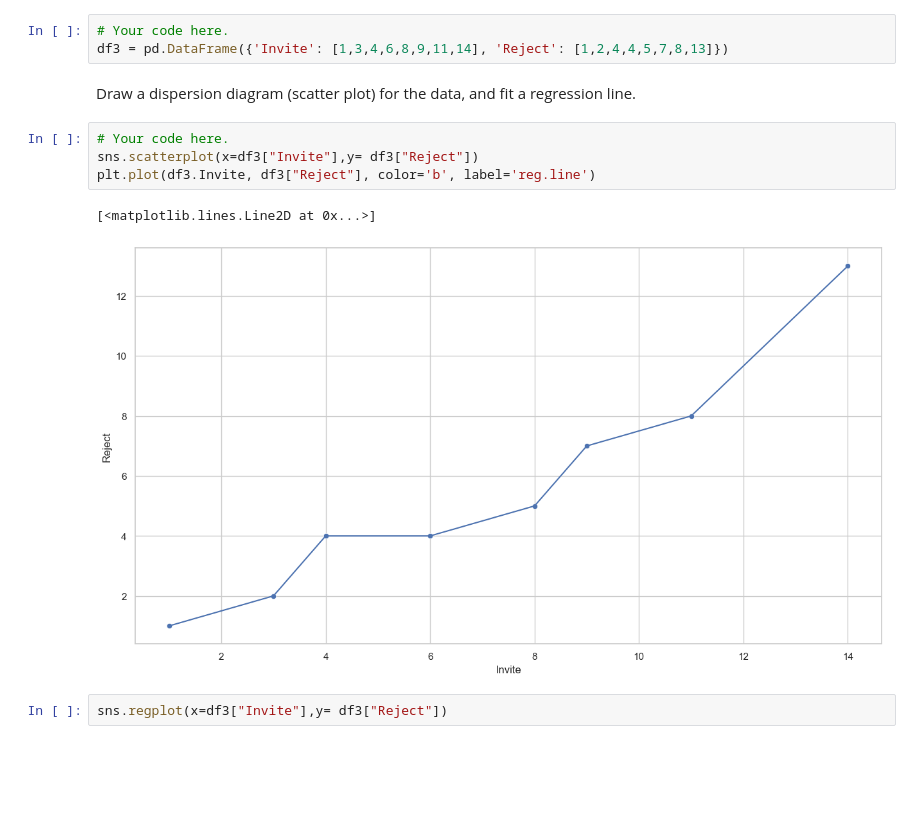
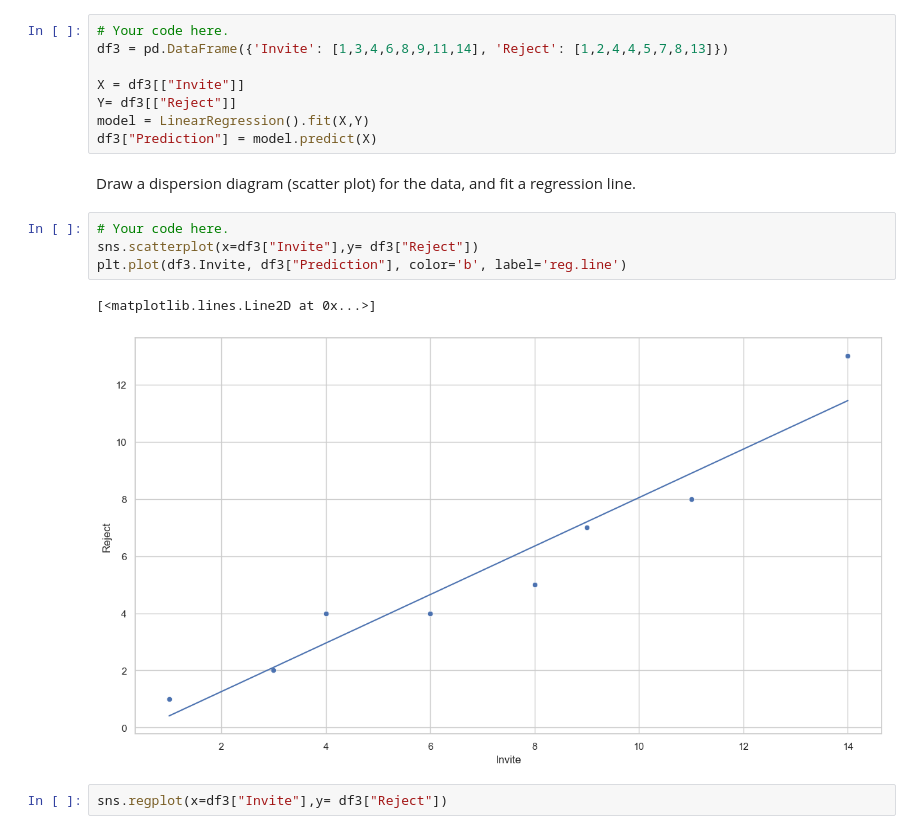
Before and after one commit to Ironhack-data-bcn-oct-2022/lab-regression-analysis, a Jupyter notebook: your-code.ipynb, the cells around one changed output. Cells and saved outputs as stored; diff of their text form; blank space fills up the shorter version.

```diff
--- a/your-code.ipynb
+++ b/your-code.ipynb
@@ -272,15 +325,20 @@ First, build a dataframe with the data.
 # %%
 # Your code here.
 df3 = pd.DataFrame({'Invite': [1,3,4,6,8,9,11,14], 'Reject': [1,2,4,4,5,7,8,13]})
+
+X = df3[["Invite"]]
+Y= df3[["Reject"]]
+model = LinearRegression().fit(X,Y)
+df3["Prediction"] = model.predict(X)
 # %% [markdown]
 Draw a dispersion diagram (scatter plot) for the data, and fit a regression line.
 # %%
 # Your code here.
 sns.scatterplot(x=df3["Invite"],y= df3["Reject"])
-plt.plot(df3.Invite, df3["Reject"], color='b', label='reg.line')
+plt.plot(df3.Invite, df3["Prediction"], color='b', label='reg.line')
 # %% [output]
 [<matplotlib.lines.Line2D at 0x...>]
-[figure, old version]
+[figure, new version]
 # %%
 sns.regplot(x=df3["Invite"],y= df3["Reject"])
 # %% [output]
```
Also changed, not shown: parts of 10 cells of this notebook.
